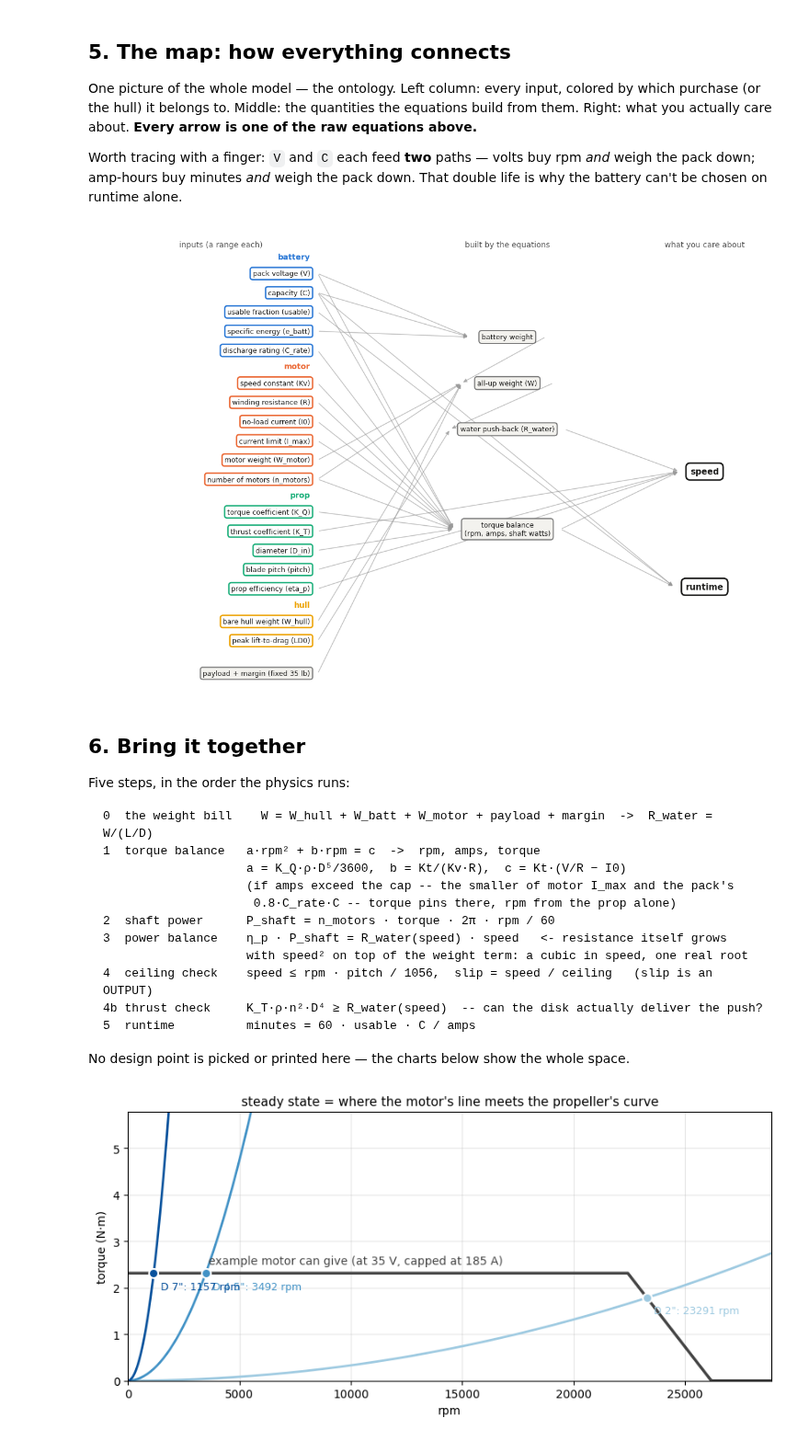
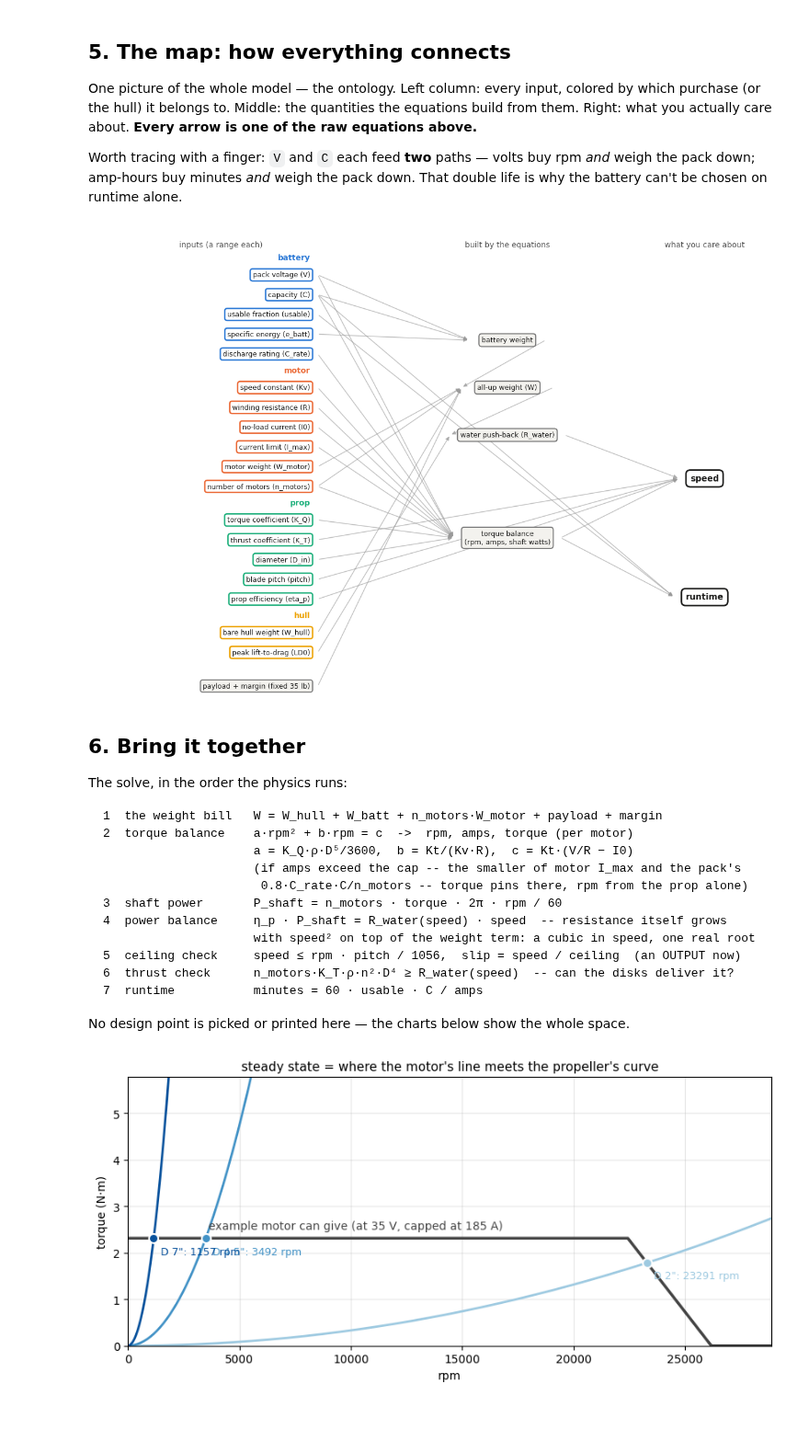
Before and after one commit to MarMar888/haav-modeling, a Jupyter notebook: willmarley.ipynb, the cells around one changed output. Shown at 92% size. Cells and saved outputs as stored; diff of their text form; code cells hidden in the pictures; blank space fills up the shorter version.

````diff
--- a/willmarley.ipynb
+++ b/willmarley.ipynb
@@ -418,52 +418,52 @@ for name, ny in OUT_NODES.items():
 
 fig, ax = plt.subplots(figsize=(12.5, 8.5))
 for a, b in EDGES:
     (xa, ya), (xb, yb) = pos[a], pos[b]
     x_start = xa + HW.get(a, 0.06)
     ax.annotate("", xy=(xb - HW[b], yb), xytext=(x_start, ya),
                 arrowprops=dict(arrowstyle="-|>", color="#999999", alpha=0.6, lw=1.1))
 for gname, keys in INPUT_GROUPS:
     color = GROUPS[gname]
     ys = [pos[k][1] for k in keys]
     ax.text(0.0, max(ys) + 0.75, gname, color=color, fontsize=10, fontweight="bold", ha="right")
     for k in keys:
         ax.text(pos[k][0], pos[k][1], f"{LABELS[k]} ({k})", ha="right", va="center",
                 fontsize=9, color="#1a1a19",
                 bbox=dict(boxstyle="round,pad=0.35", fc="white", ec=color, lw=1.8))
 ax.text(pos[FIXED_NODE][0], pos[FIXED_NODE][1], FIXED_NODE, ha="right", va="center",
         fontsize=9, color="#1a1a19",
         bbox=dict(boxstyle="round,pad=0.35", fc="#f3f2ee", ec="#777777", lw=1.4))
 for name in MID_NODES:
     ax.text(*pos[name], name, ha="center", va="center", fontsize=9, color="#1a1a19",
             bbox=dict(boxstyle="round,pad=0.4", fc="#f3f2ee", ec="#777777", lw=1.4))
 for name in OUT_NODES:
     ax.text(*pos[name], name, ha="center", va="center", fontsize=11, color="#1a1a19",
             fontweight="bold",
             bbox=dict(boxstyle="round,pad=0.5", fc="white", ec="#1a1a19", lw=2))
 ax.text(-0.7, 19.7, "inputs (a range each)", ha="center", fontsize=10, color="#555555")
 ax.text(1.55, 19.7, "built by the equations", ha="center", fontsize=10, color="#555555")
 ax.text(3.1, 19.7, "what you care about", ha="center", fontsize=10, color="#555555")
-ax.set_xlim(-1.7, 3.65); ax.set_ylim(-3.3, 20.5); ax.axis("off")
+ax.set_xlim(-1.7, 3.65); ax.set_ylim(-2.4, 20.5); ax.axis("off")
 plt.tight_layout(); plt.show()
 # %% [output]
-[figure, old version]
+[figure, new version]
 # %% [markdown]
 ## 6. Bring it together
 
-Five steps, in the order the physics runs:
+The solve, in the order the physics runs:
 
 ```text
-0  the weight bill    W = W_hull + W_batt + W_motor + payload + margin  ->  R_water = W/(L/D)
-1  torque balance   a·rpm² + b·rpm = c  ->  rpm, amps, torque
-                    a = K_Q·ρ·D⁵/3600,  b = Kt/(Kv·R),  c = Kt·(V/R − I0)
-                    (if amps exceed the cap -- the smaller of motor I_max and the pack's
-                     0.8·C_rate·C -- torque pins there, rpm from the prop alone)
-2  shaft power      P_shaft = n_motors · torque · 2π · rpm / 60
-3  power balance    η_p · P_shaft = R_water(speed) · speed   <- resistance itself grows
-                    with speed² on top of the weight term: a cubic in speed, one real root
-4  ceiling check    speed ≤ rpm · pitch / 1056,  slip = speed / ceiling   (slip is an OUTPUT)
-4b thrust check     K_T·ρ·n²·D⁴ ≥ R_water(speed)  -- can the disk actually deliver the push?
-5  runtime          minutes = 60 · usable · C / amps
+1  the weight bill   W = W_hull + W_batt + n_motors·W_motor + payload + margin
+2  torque balance    a·rpm² + b·rpm = c  ->  rpm, amps, torque (per motor)
+                     a = K_Q·ρ·D⁵/3600,  b = Kt/(Kv·R),  c = Kt·(V/R − I0)
+                     (if amps exceed the cap -- the smaller of motor I_max and the pack's
+                      0.8·C_rate·C/n_motors -- torque pins there, rpm from the prop alone)
+3  shaft power       P_shaft = n_motors · torque · 2π · rpm / 60
+4  power balance     η_p · P_shaft = R_water(speed) · speed  -- resistance itself grows
+                     with speed² on top of the weight term: a cubic in speed, one real root
+5  ceiling check     speed ≤ rpm · pitch / 1056,  slip = speed / ceiling  (an OUTPUT now)
+6  thrust check      n_motors·K_T·ρ·n²·D⁴ ≥ R_water(speed)  -- can the disks deliver it?
+7  runtime           minutes = 60 · usable · C / amps
 ```
 
 No design point is picked or printed here — the charts below show the whole space.
````
Also changed, not shown: parts of 5 cells of this notebook.
